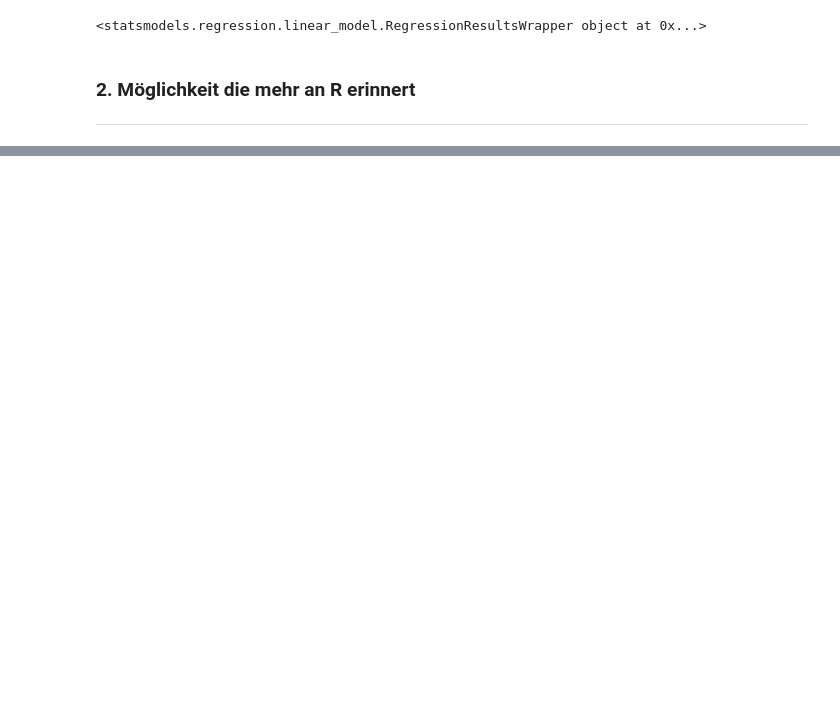
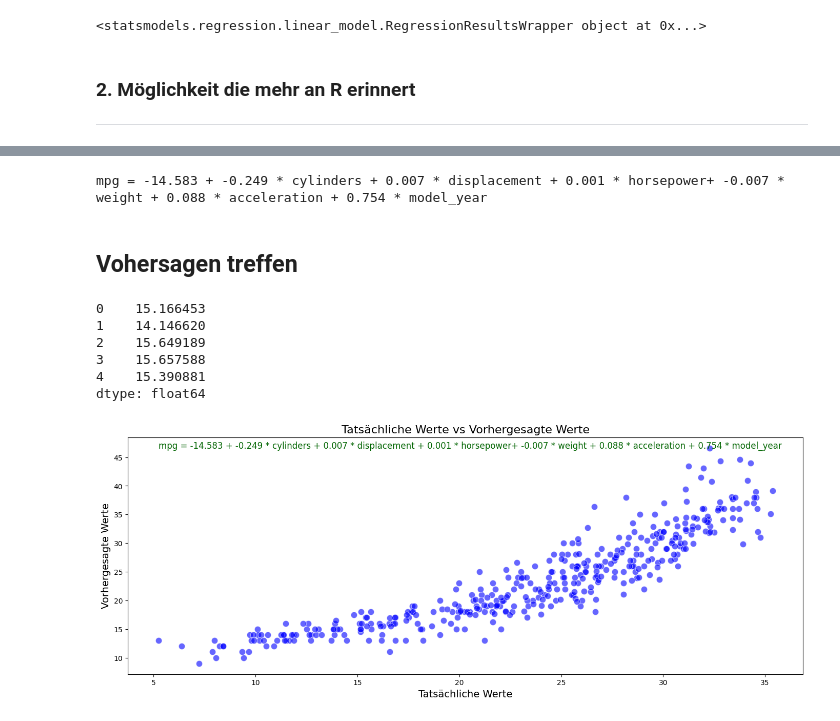
Before and after one commit to RiccardoDAndrea/Python-Crashkurs, a Jupyter notebook: Python_regression.ipynb, the cells around one changed output, grey strips where cells are left out. Cells and saved outputs as stored; diff of their text form; code cells hidden in the pictures; blank space fills up the shorter version.

```diff
--- a/Python_regression.ipynb
+++ b/Python_regression.ipynb
@@ -197,6 +231,6 @@ https://stackoverflow.com/questions/61834959/patsyerror-error-evaluating-factor-
 # %%
-model = ols('mpg ~ cylinders + displacement + horsepower + weight + acceleration + model_year',
+model_R = ols('mpg ~ cylinders + displacement + horsepower + weight + acceleration + model_year',
                    data=df).fit()
 
-print(model.summary())
+print(model_R.summary())
 # %% [output]
@@ -208,5 +286,21 @@ PatsyError: Error evaluating factor: NameError: name 'model_year' is not defined
+# %%
+# Regressionsformel als String formatieren
+formula = f'mpg = {Intercept:.3f} + {cylinders_slope:.3f} * cylinders + {displacement_slope:.3f} * displacement + {horsepower_slope:.3f} * horsepower+ {weight_slope:.3f} * weight + {acceleration_slope:.3f} * acceleration + {model_year_slope:.3f} * model_year'
+print(formula)
+# %% [output]
+mpg = -14.583 + -0.249 * cylinders + 0.007 * displacement + 0.001 * horsepower+ -0.007 * weight + 0.088 * acceleration + 0.754 * model_year
+# %% [markdown]
+Vohersagen treffen
+---
 # %%
-prediction = model.predict(X)
+prediction = model_R.predict(X)
 
 # Die ersten 5 Vohersagen, um alle zu sehen entferne die [:5]
 prediction[:5]
+# %% [output]
+0    15.166453
+1    14.146620
+2    15.649189
+3    15.657588
+4    15.390881
+dtype: float64
@@ -223,23 +307,21 @@ print("metro: ", metro_3)
-# %%
-# Regressionsformel als String formatieren
-formula = f'MPG = {Intercept:.3f} + {educ_1:.3f}*educ + {exper_2:.3f}*exper + {metro_3:.3f}*metro'
-print(formula)
 # %%
 # Scatterplot erstellen (Farben und Transparenz anpassen)
-plt.figure(figsize=(8, 6))
+plt.figure(figsize=(17, 6))
 sns.scatterplot(x=prediction, y=y, alpha=0.6, color="blue", edgecolor="w", s=80)  # s=80 macht die Punkte größer
 
 # Plot-Titel und Achsenbeschriftungen
 plt.title("Tatsächliche Werte vs Vorhergesagte Werte", fontsize=16)
 plt.xlabel("Tatsächliche Werte", fontsize=14)
 plt.ylabel("Vorhergesagte Werte", fontsize=14)
 
 # Die Regressionsformel in die Grafik einfügen
 plt.text(x=min(prediction), y=max(y), s=formula, fontsize=12, color='darkgreen', ha='left')
 
 # Plot anzeigen und speichern
 
 plt.savefig("MLR_Output/Title_Actual_vs_Predicted_with_formula.png", dpi=150)
 plt.show()
+# %% [output]
+[figure, added]
 # %%
 # Scatterplot für educ gegen wage
```
Also changed, not shown: parts of 27 cells of this notebook, 1 other file.
